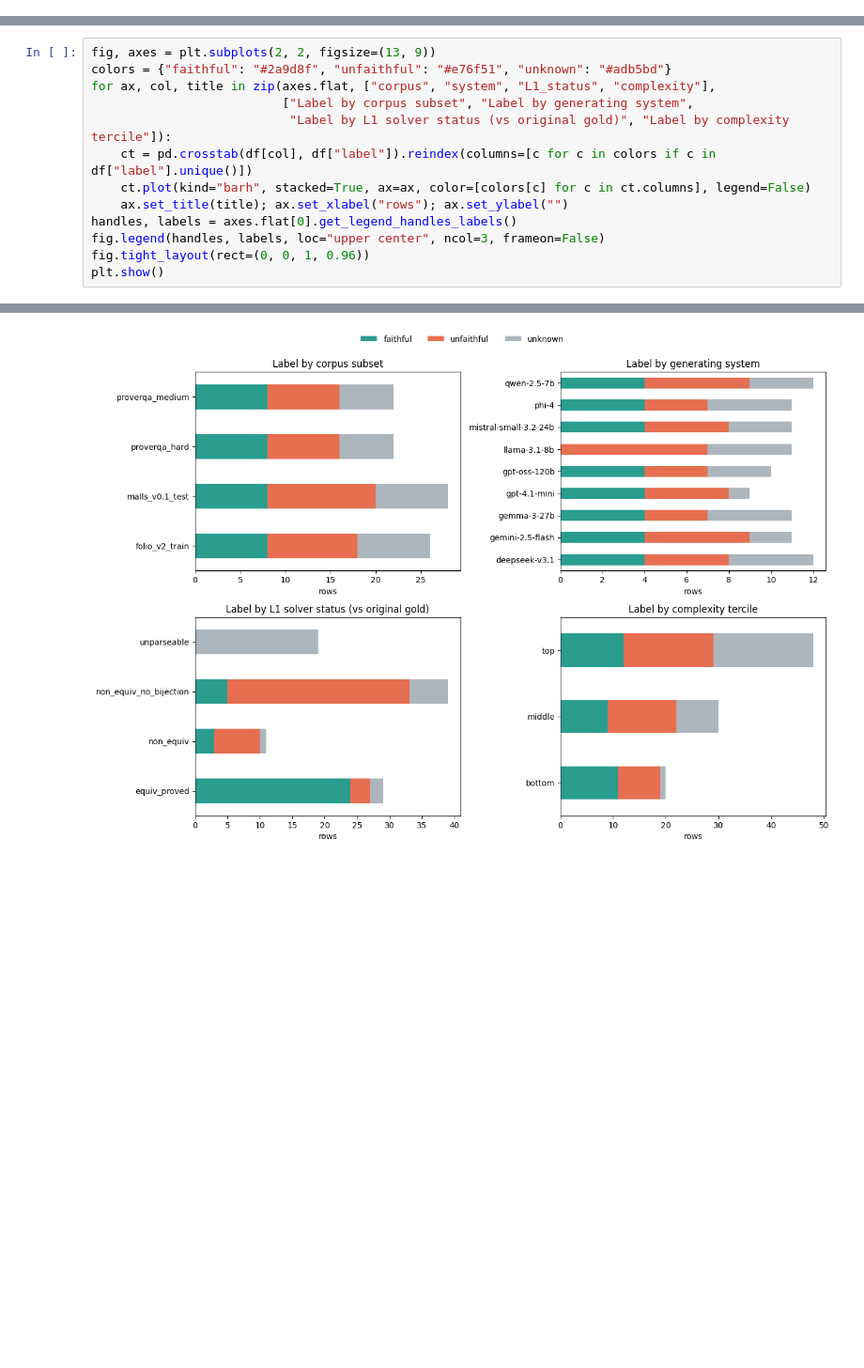
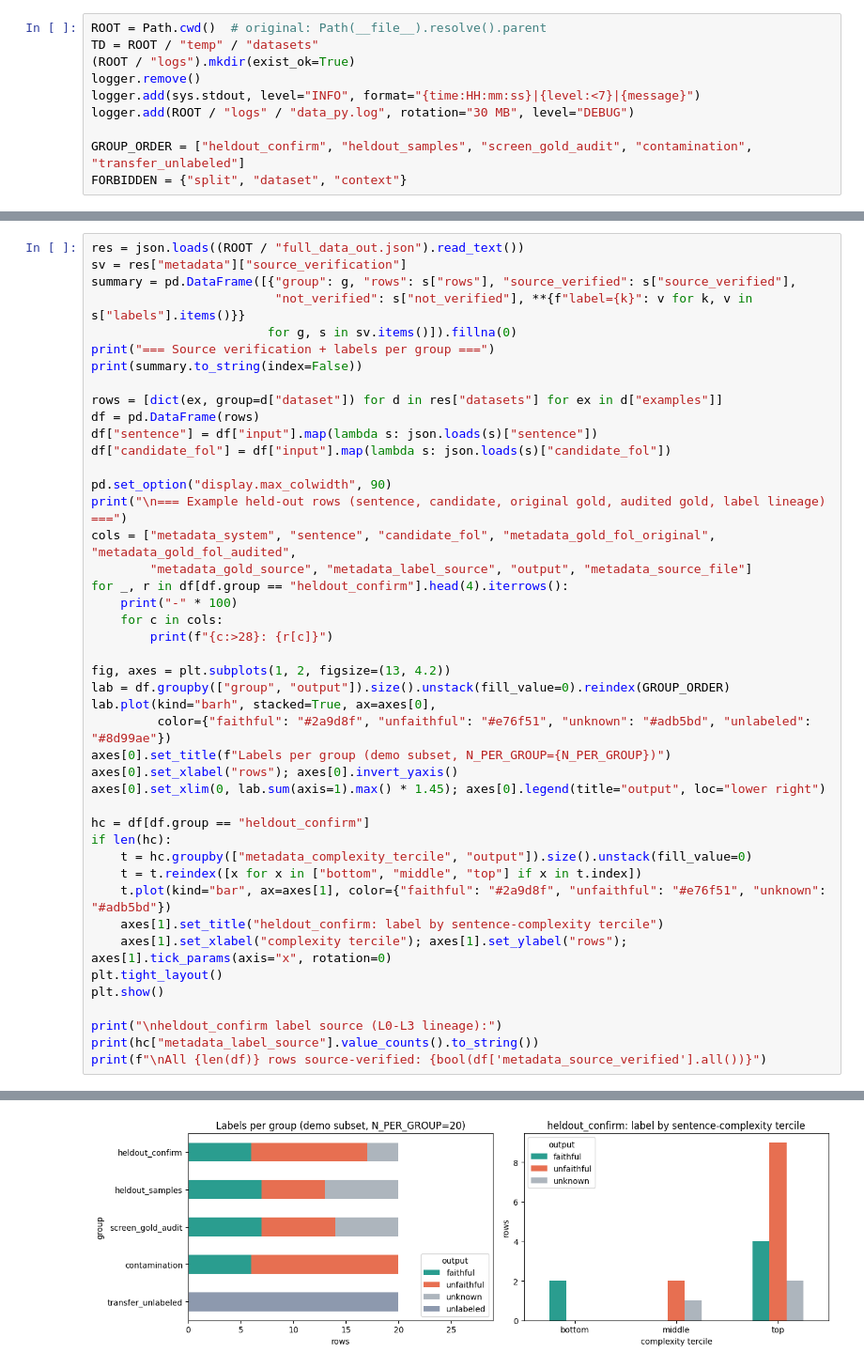
Before and after one commit to ai-inventor-papers/ai-invention-abf543-do-sentence-and-formula-generalize-the, a Jupyter notebook: round-1/dataset-1/demo/data_code_demo.ipynb, the cells around one changed output, grey strips where cells are left out. Shown at 94% size. Drawn from its saved outputs; the diff is of its cells as text; blank space fills up the shorter version.

Commit message:
round-1/dataset-1 — demo for Held-out NL-to-FOL Faithfulness Meta-Evaluation Set

```diff
--- a/round-1/dataset-1/demo/data_code_demo.ipynb
+++ b/round-1/dataset-1/demo/data_code_demo.ipynb
@@ -93,0 +104,10 @@ Copied from `data.py`. `ROOT` is the notebook's working directory (the script us
+# %%
+ROOT = Path.cwd()  # original: Path(__file__).resolve().parent
+TD = ROOT / "temp" / "datasets"
+(ROOT / "logs").mkdir(exist_ok=True)
+logger.remove()
+logger.add(sys.stdout, level="INFO", format="{time:HH:mm:ss}|{level:<7}|{message}")
+logger.add(ROOT / "logs" / "data_py.log", rotation="30 MB", level="DEBUG")
+
+GROUP_ORDER = ["heldout_confirm", "heldout_samples", "screen_gold_audit", "contamination", "transfer_unlabeled"]
+FORBIDDEN = {"split", "dataset", "context"}
@@ -352,14 +344,45 @@ All                           32          38       28   98
 # %%
-fig, axes = plt.subplots(2, 2, figsize=(13, 9))
-colors = {"faithful": "#2a9d8f", "unfaithful": "#e76f51", "unknown": "#adb5bd"}
-for ax, col, title in zip(axes.flat, ["corpus", "system", "L1_status", "complexity"],
-                          ["Label by corpus subset", "Label by generating system",
-                           "Label by L1 solver status (vs original gold)", "Label by complexity tercile"]):
-    ct = pd.crosstab(df[col], df["label"]).reindex(columns=[c for c in colors if c in df["label"].unique()])
-    ct.plot(kind="barh", stacked=True, ax=ax, color=[colors[c] for c in ct.columns], legend=False)
-    ax.set_title(title); ax.set_xlabel("rows"); ax.set_ylabel("")
-handles, labels = axes.flat[0].get_legend_handles_labels()
-fig.legend(handles, labels, loc="upper center", ncol=3, frameon=False)
-fig.tight_layout(rect=(0, 0, 1, 0.96))
+res = json.loads((ROOT / "full_data_out.json").read_text())
+sv = res["metadata"]["source_verification"]
+summary = pd.DataFrame([{"group": g, "rows": s["rows"], "source_verified": s["source_verified"],
+                         "not_verified": s["not_verified"], **{f"label={k}": v for k, v in s["labels"].items()}}
+                        for g, s in sv.items()]).fillna(0)
+print("=== Source verification + labels per group ===")
+print(summary.to_string(index=False))
+
+rows = [dict(ex, group=d["dataset"]) for d in res["datasets"] for ex in d["examples"]]
+df = pd.DataFrame(rows)
+df["sentence"] = df["input"].map(lambda s: json.loads(s)["sentence"])
+df["candidate_fol"] = df["input"].map(lambda s: json.loads(s)["candidate_fol"])
+
+pd.set_option("display.max_colwidth", 90)
+print("\n=== Example held-out rows (sentence, candidate, original gold, audited gold, label lineage) ===")
+cols = ["metadata_system", "sentence", "candidate_fol", "metadata_gold_fol_original", "metadata_gold_fol_audited",
+        "metadata_gold_source", "metadata_label_source", "output", "metadata_source_file"]
+for _, r in df[df.group == "heldout_confirm"].head(4).iterrows():
+    print("-" * 100)
+    for c in cols:
+        print(f"{c:>28}: {r[c]}")
+
+fig, axes = plt.subplots(1, 2, figsize=(13, 4.2))
+lab = df.groupby(["group", "output"]).size().unstack(fill_value=0).reindex(GROUP_ORDER)
+lab.plot(kind="barh", stacked=True, ax=axes[0],
+         color={"faithful": "#2a9d8f", "unfaithful": "#e76f51", "unknown": "#adb5bd", "unlabeled": "#8d99ae"})
+axes[0].set_title(f"Labels per group (demo subset, N_PER_GROUP={N_PER_GROUP})")
+axes[0].set_xlabel("rows"); axes[0].invert_yaxis()
+axes[0].set_xlim(0, lab.sum(axis=1).max() * 1.45); axes[0].legend(title="output", loc="lower right")
+
+hc = df[df.group == "heldout_confirm"]
+if len(hc):
+    t = hc.groupby(["metadata_complexity_tercile", "output"]).size().unstack(fill_value=0)
+    t = t.reindex([x for x in ["bottom", "middle", "top"] if x in t.index])
+    t.plot(kind="bar", ax=axes[1], color={"faithful": "#2a9d8f", "unfaithful": "#e76f51", "unknown": "#adb5bd"})
+    axes[1].set_title("heldout_confirm: label by sentence-complexity tercile")
+    axes[1].set_xlabel("complexity tercile"); axes[1].set_ylabel("rows"); axes[1].tick_params(axis="x", rotation=0)
+plt.tight_layout()
 plt.show()
+
+print("\nheldout_confirm label source (L0-L3 lineage):")
+print(hc["metadata_label_source"].value_counts().to_string())
+print(f"\nAll {len(df)} rows source-verified: {bool(df['metadata_source_verified'].all())}")
 # %% [output]
@@ -366 +406 @@ plt.show()
-[figure, old version]
+[figure, new version]
```
Also changed, not shown: parts of 35 cells of this notebook, 1 other file.
